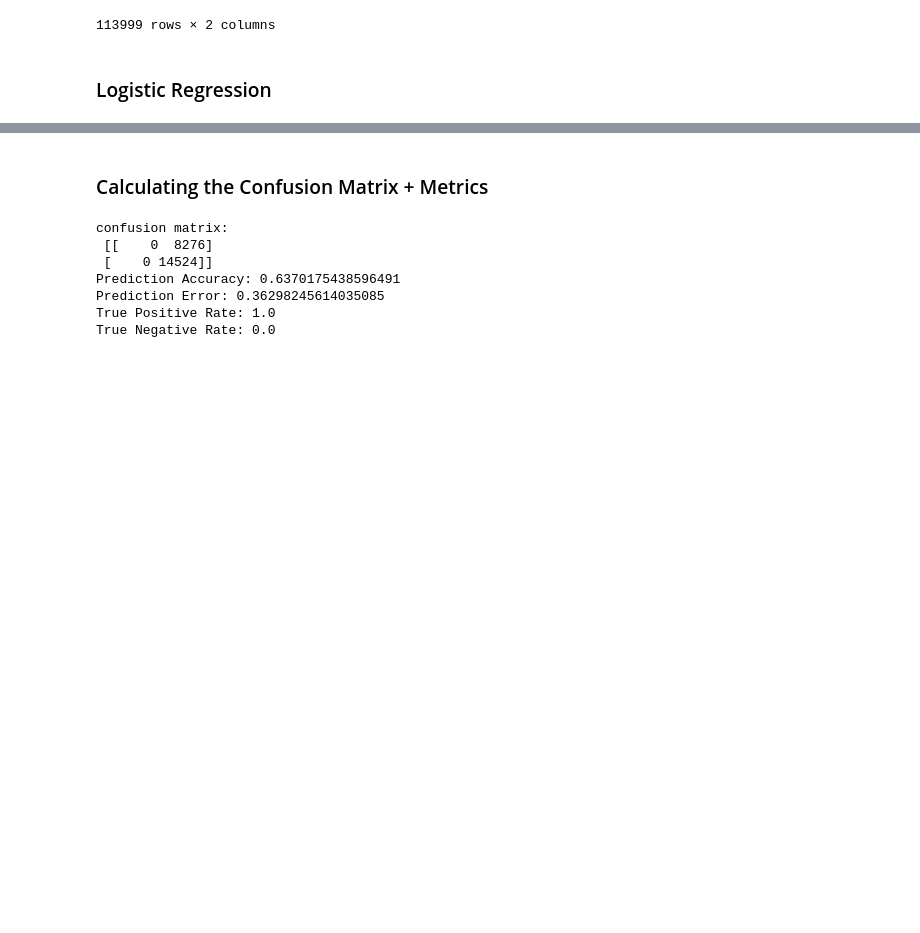
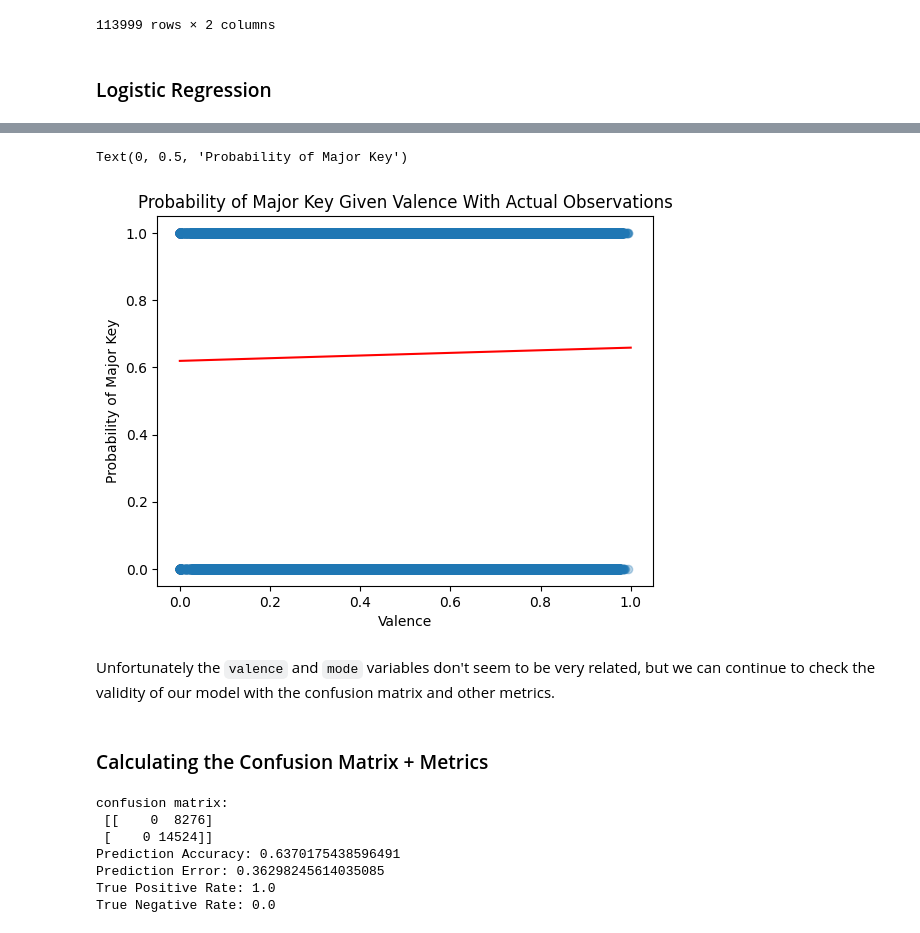
Before and after one commit to ketexon/csm148-spotiflies, a Jupyter notebook: week4_checkin.ipynb, the cells around one changed output, grey strips where cells are left out. Drawn from its saved outputs; the diff is of its cells as text; code cells hidden in the pictures; blank space fills up the shorter version.

Commit message:
week4 check in done

```diff
--- a/week4_checkin.ipynb
+++ b/week4_checkin.ipynb
@@ -115,3 +115,14 @@ Text(0, 0.5, 'Probability of Major Key')
+# %%
+plt.scatter(X_train[predictor], y_train, alpha=0.3, label="Data points")
+plt.plot(x_values, y_values, color='red', label="Logistic Regression Curve")
+plt.title('Probability of Major Key Given Valence With Actual Observations')
+plt.xlabel('Valence')
+plt.ylabel("Probability of Major Key")
+# %% [output]
+Text(0, 0.5, 'Probability of Major Key')
+[figure, added]
+# %% [markdown]
+Unfortunately the `valence` and `mode` variables don't seem to be very related, but we can continue to check the validity of our model with the confusion matrix and other metrics.
 # %% [markdown]
 ### Calculating the Confusion Matrix + Metrics
 # %%
```
Also changed, not shown: parts of 9 cells of this notebook.
